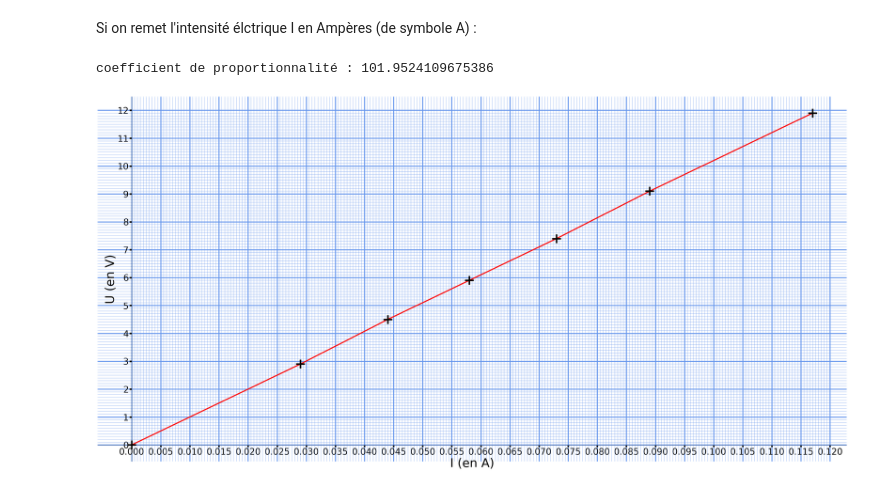
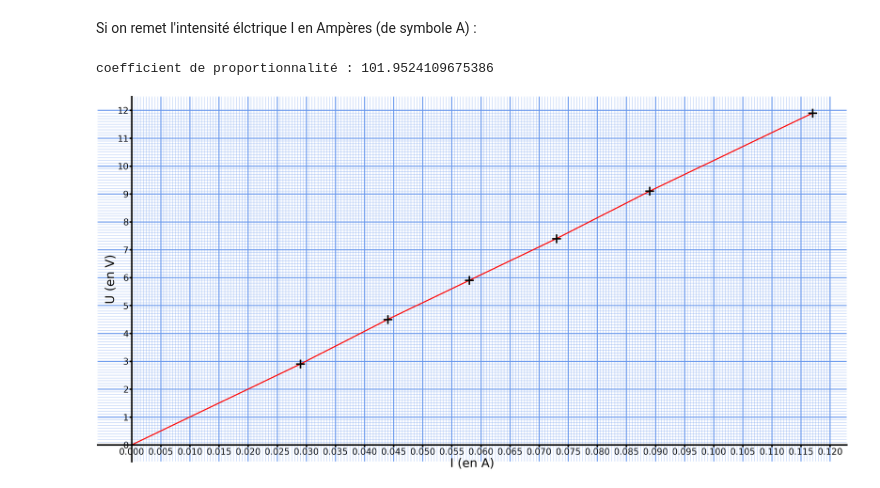
Before and after one commit to DavidLapierre/activite_eleve, a Jupyter notebook: activite_eleve_version_finale.ipynb, the cells around one changed output. Drawn from its saved outputs; the diff is of its cells as text; code cells hidden in the pictures.

```diff
--- a/activite_eleve_version_finale.ipynb
+++ b/activite_eleve_version_finale.ipynb
@@ -267,31 +270,33 @@ ax.set_xticks(minor_ticks_bottom, minor=True)
 ax.set_yticks(minor_ticks_top, minor=True)
 ax.grid(which='major', alpha=0.9, color='cornflowerblue', lw=5)
 ax.grid(which='minor', alpha=0.5, color='cornflowerblue', lw=2)
 
 
 # LE PLOT
 ax.plot(I,U,'r+-', ms=40, mec='k', mew=7, lw=5)
 
 
 # LES AXES
 ax.spines['top'].set_visible(False)
 ax.spines['right'].set_visible(False)
 ax.spines['left'].set_position(('data',0))
+ax.spines['left'].set_linewidth(7)
 ax.spines['bottom'].set_position(('data',0))
+ax.spines['bottom'].set_linewidth(7)
 ax.set_xlabel('I (en A)', fontsize=55)
 ax.set_ylabel('U (en V)', fontsize=55)
 
 # Nous changeons la taille de la fonte des labels des ticks mineurs
 ax.tick_params(axis='both', which='major', length=10, width=7, labelsize=40)
 
 #LA RÉGRESSION LINÉAIRE
 droite = sci.linregress(I,U)
 coeff = droite.slope
 print("coefficient de proportionnalité :", coeff)
 ord_orig = droite.intercept
 #print("Ordonnée à l'origine :", ord_orig)
 
 plt.show()
 # %% [output]
 coefficient de proportionnalité : 101.9524109675386
-[figure, old version]
+[figure, new version]
```
Also changed, not shown: parts of 2 cells of this notebook.
